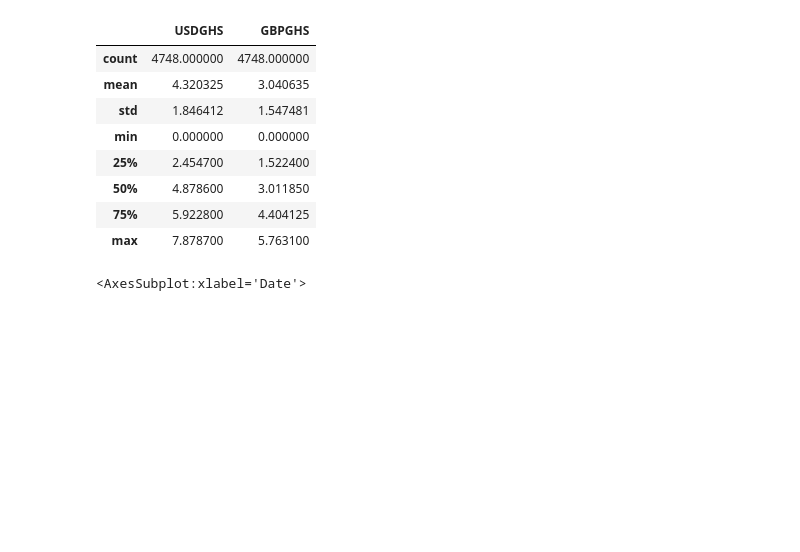
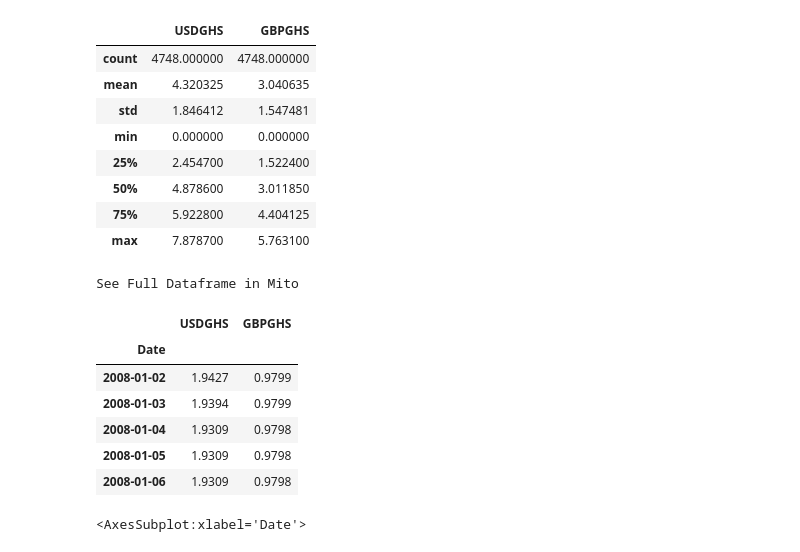
Before and after one commit to Abubakar-56/NNETwithForex, a Jupyter notebook: NNET.ipynb, the cells around one changed output. Cells and saved outputs as stored; diff of their text form; code cells hidden in the pictures; blank space fills up the shorter version.

```diff
--- a/NNET.ipynb
+++ b/NNET.ipynb
@@ -79,6 +79,16 @@ See Full Dataframe in Mito
 | max | 7.878700 | 5.763100 |
 # %%
 df_plot = df.copy()
+df.head()
+# %% [output]
+See Full Dataframe in Mito
+|  | USDGHS | GBPGHS |
+| Date |  |  |
+| 2008-01-02 | 1.9427 | 0.9799 |
+| 2008-01-03 | 1.9394 | 0.9799 |
+| 2008-01-04 | 1.9309 | 0.9798 |
+| 2008-01-05 | 1.9309 | 0.9798 |
+| 2008-01-06 | 1.9309 | 0.9798 |
 # %%
 # Let's see a historical view of the closing price
 df_plot['USDGHS'].plot(legend=True, figsize=(10,4))
```
Also changed, not shown: parts of 8 cells of this notebook.
